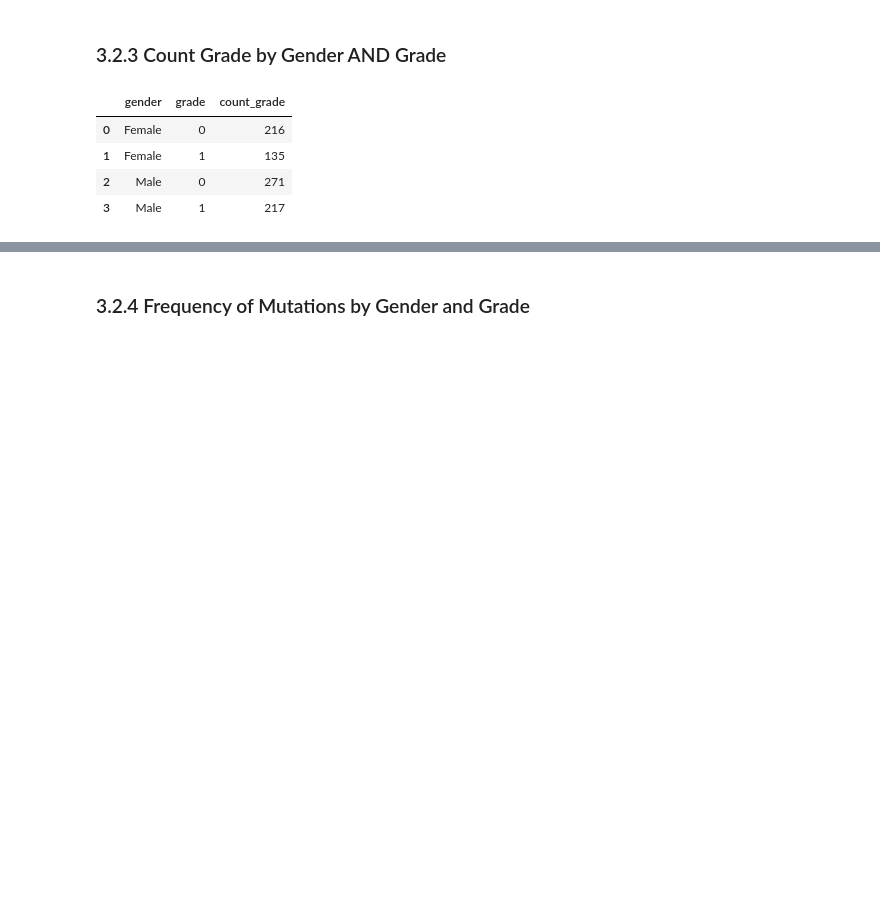
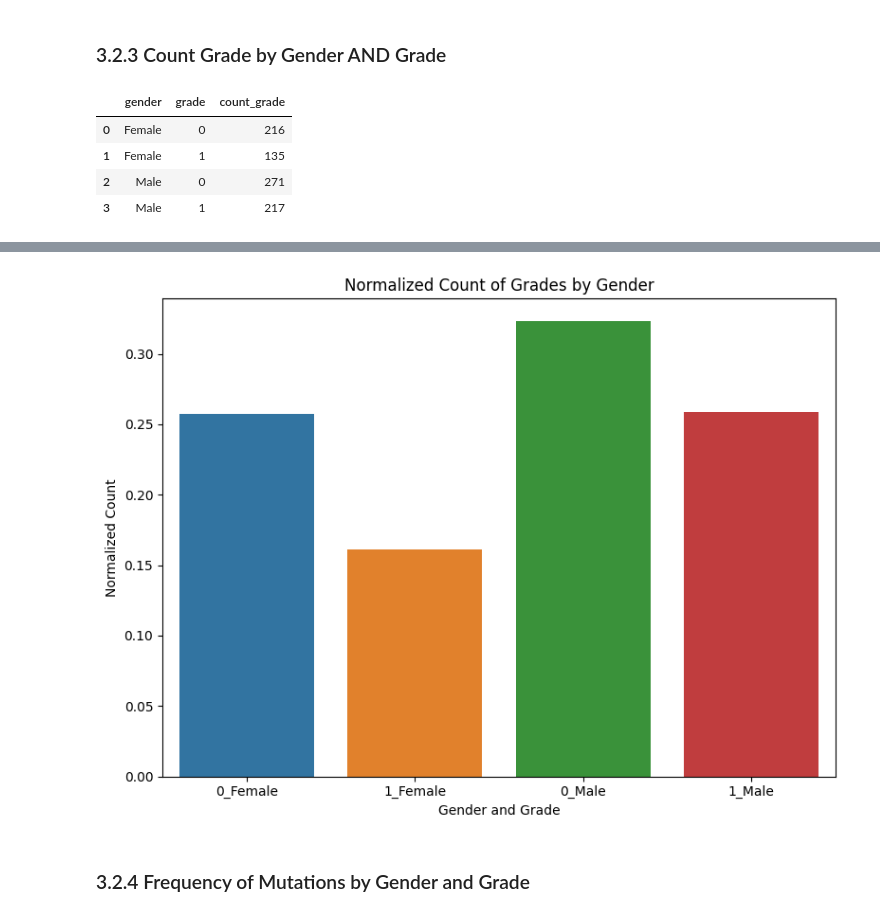
Before and after one commit to AnJoGoe/Mini_Project_SQL, a Jupyter notebook: notebooks/Mini_Project_SQL.ipynb, the cells around one changed output, grey strips where cells are left out. Cells and saved outputs as stored; diff of their text form; code cells hidden in the pictures; blank space fills up the shorter version.

```diff
--- a/notebooks/Mini_Project_SQL.ipynb
+++ b/notebooks/Mini_Project_SQL.ipynb
@@ -528,3 +534,5 @@ df_count_grade
 | 1 | Female | 1 | 135 |
 | 2 | Male | 0 | 271 |
 | 3 | Male | 1 | 217 |
+# %%
+df_count_grade['normalized_count_grade'] = df_count_grade['count_grade'] / df_count_grade['count_grade'].sum()
@@ -530,0 +547,3 @@ df_count_grade
+# %%
+# Add a new column to the DataFrame that concatenates 'gender' and 'grade'
+df_count_grade['gender_grade'] = df_count_grade['grade'].astype(str)  + '_' + df_count_grade['gender']
@@ -531,3 +558,26 @@ df_count_grade
+# %%
+# Define custom palette
+palette = ['tab:blue', 'tab:orange', 'tab:green', 'tab:red']
+
+# Create a bar chart
+plt.figure(figsize=(8, 6))
+sns.barplot(data=df_count_grade, x='gender_grade', y='normalized_count_grade', hue='gender_grade', palette=palette)
+plt.xlabel('Gender and Grade')
+plt.ylabel('Normalized Count')
+plt.title('Normalized Count of Grades by Gender')
+
+# Set x-axis ticks and labels
+ticks = range(len(df_count_grade))
+labels = df_count_grade['gender_grade']
+plt.xticks(ticks=ticks, labels=labels)
+
+plt.tight_layout()
+
+plt.savefig('../resources/norm_count_grade_by_gender.png')
+
+plt.show()
+# %% [output]
+[figure, added]
 # %% [markdown]
 ### 3.2.4 Frequency of Mutations by Gender and Grade
 # %%
```
Also changed, not shown: parts of 6 cells of this notebook, 5 other files.
